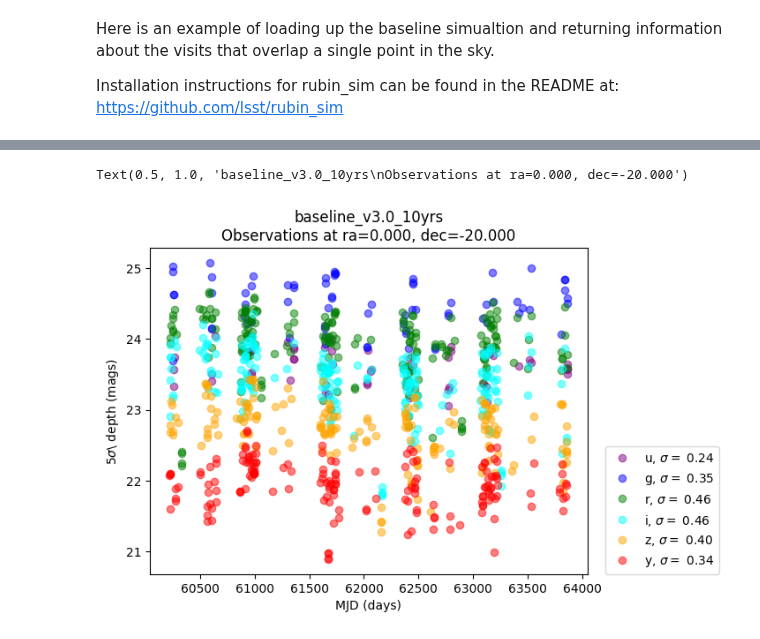
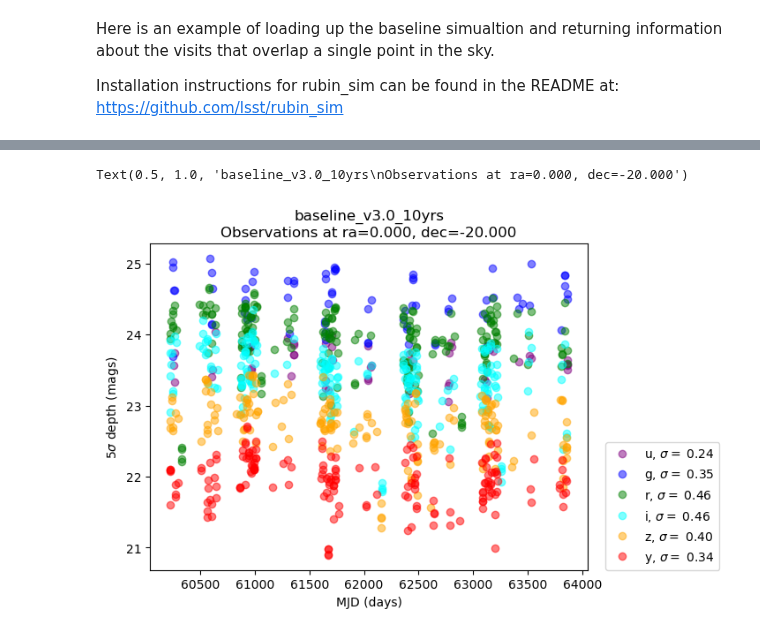
Before and after one commit to yoachim/23_Scratch, a Jupyter notebook: maf_quickstart/Getting_started_on_a_single_point.ipynb, the cells around one changed output, grey strips where cells are left out. Saved outputs shown, nothing was run; the diff lists cells and outputs as text; code cells hidden in the pictures.

```diff
--- a/maf_quickstart/Getting_started_on_a_single_point.ipynb
+++ b/maf_quickstart/Getting_started_on_a_single_point.ipynb
@@ -27,9 +27,10 @@ ra = [0.]
 dec = [-20]
 
 
-# Say we just want to pass data through, not compute anything. Documentation on the columns coming soon.
-metric = maf.metrics.PassMetric(cols=['filter', 'observationStartMJD', 'fiveSigmaDepth'])
-# Select all the visits
+# Say we just want to pass data through, not compute anything. Documentation on
+# columns at:  https://rubin-sim.lsst.io/rs_scheduler/output_schema.html
+metric = maf.metrics.PassMetric(cols=['filter', 'observationStartMJD', 'fiveSigmaDepth', 'visitExposureTime'])
+# Select all the visits. Could be something like "filter='r'", "night < 365", etc
 sql = ''
 slicer = maf.slicers.UserPointsSlicer(ra=ra, dec=dec)
 bundle_list.append(maf.MetricBundle(metric, slicer, sql, run_name=name))
@@ -62,24 +57,24 @@ rec.array([('i', 105.5438157 , -21.40199934, 3.58669653e+02, 23.53705506, 63077.
 # %%
 # As a bit of foreshadowing for how the rest of MAF works, we'll call the visits overlapping a
 # single point in the sky "dataSlice".
 data_slice = bundle_list[0].metric_values[0]
 
 # Let's plot up what the 5-sigma depth looks like
 plt.figure()
 # Give each filter it's own color
 f2c = {'u': 'purple', 'g': 'blue', 'r': 'green',
        'i': 'cyan', 'z': 'orange', 'y': 'red'}
 for fn in f2c:
     in_filt = np.where(data_slice['filter'] == fn)[0]
     plt.plot(data_slice['observationStartMJD'][in_filt],
              data_slice['fiveSigmaDepth'][in_filt], 'o',
              color=f2c[fn],
              label=fn+r', $\sigma=$ %.2f' % (np.std(data_slice['fiveSigmaDepth'][in_filt])),
              alpha=0.5)
 plt.xlabel('MJD (days)')
-plt.ylabel(r'5$\sigma$\ depth (mags)')
+plt.ylabel(r'5$\sigma$ depth (mags)')
 plt.legend(loc=(1.04,0))
 plt.title('%s\nObservations at ra=%.3f, dec=%.3f' % (name, ra[0],dec[0]))
 # %% [output]
 Text(0.5, 1.0, 'baseline_v3.0_10yrs\nObservations at ra=0.000, dec=-20.000')
-[figure, old version]
+[figure, new version]
```
Also changed, not shown: parts of 3 cells of this notebook, 1 other file.
